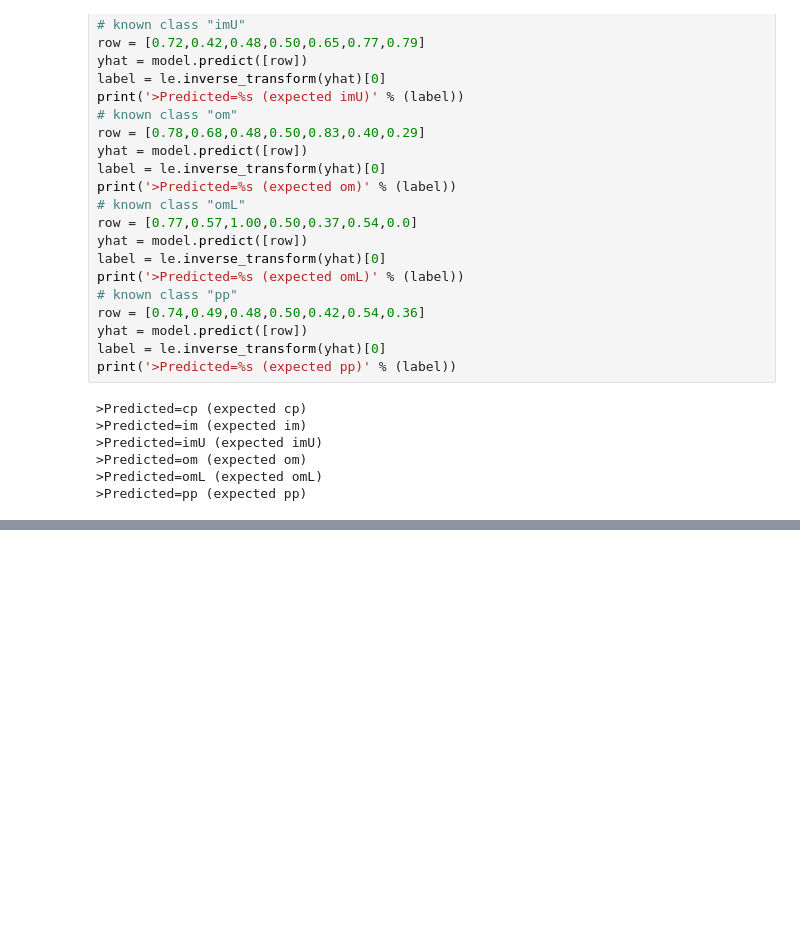
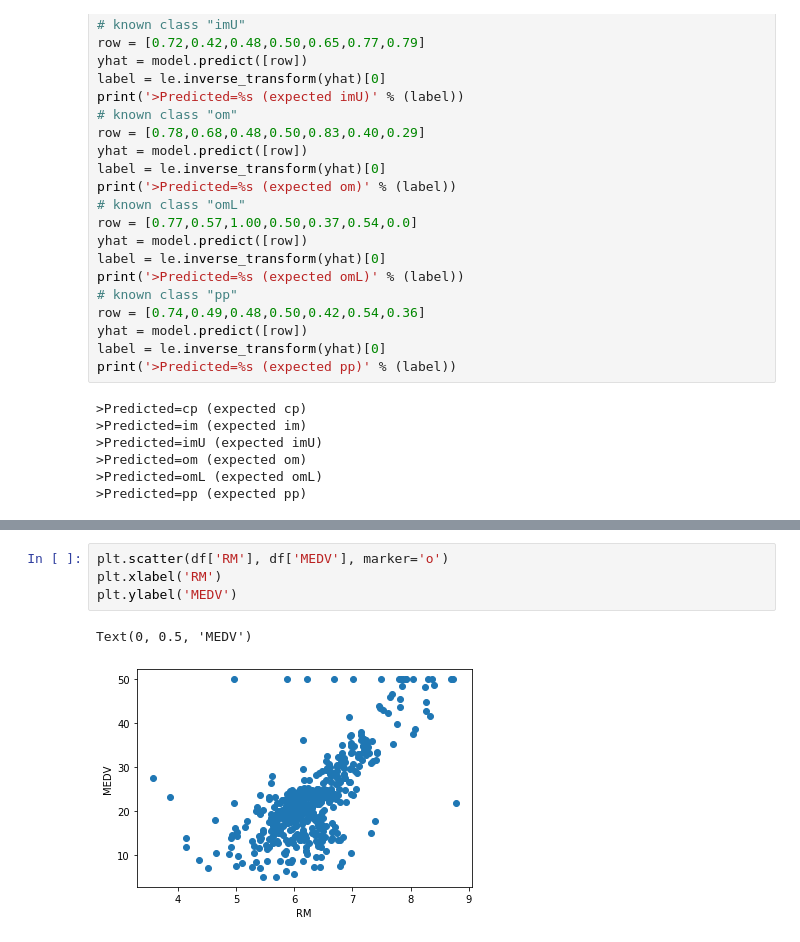
Before and after one commit to vanhungtran/My-work, a Jupyter notebook: Python for Machine Learning.ipynb, the cells around one changed output, grey strips where cells are left out. Drawn from its saved outputs; the diff is of its cells as text; blank space fills up the shorter version.

```diff
--- a/Python for Machine Learning.ipynb
+++ b/Python for Machine Learning.ipynb
@@ -1454,0 +1609,7 @@ print('>Predicted=%s (expected pp)' % (label))
+# %%
+plt.scatter(df['RM'], df['MEDV'], marker='o')
+plt.xlabel('RM')
+plt.ylabel('MEDV')
+# %% [output]
+Text(0, 0.5, 'MEDV')
+[figure, added]
```
Also changed, not shown: parts of 39 cells of this notebook.
